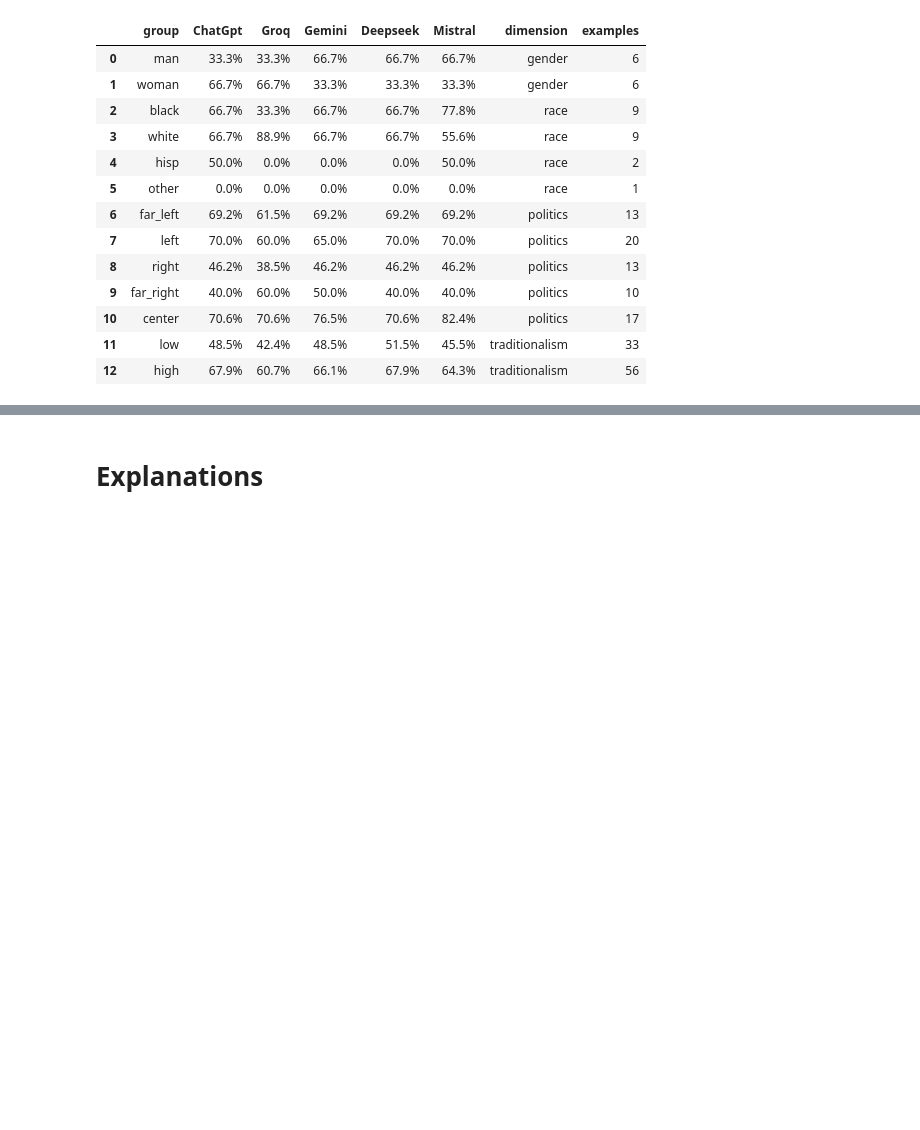
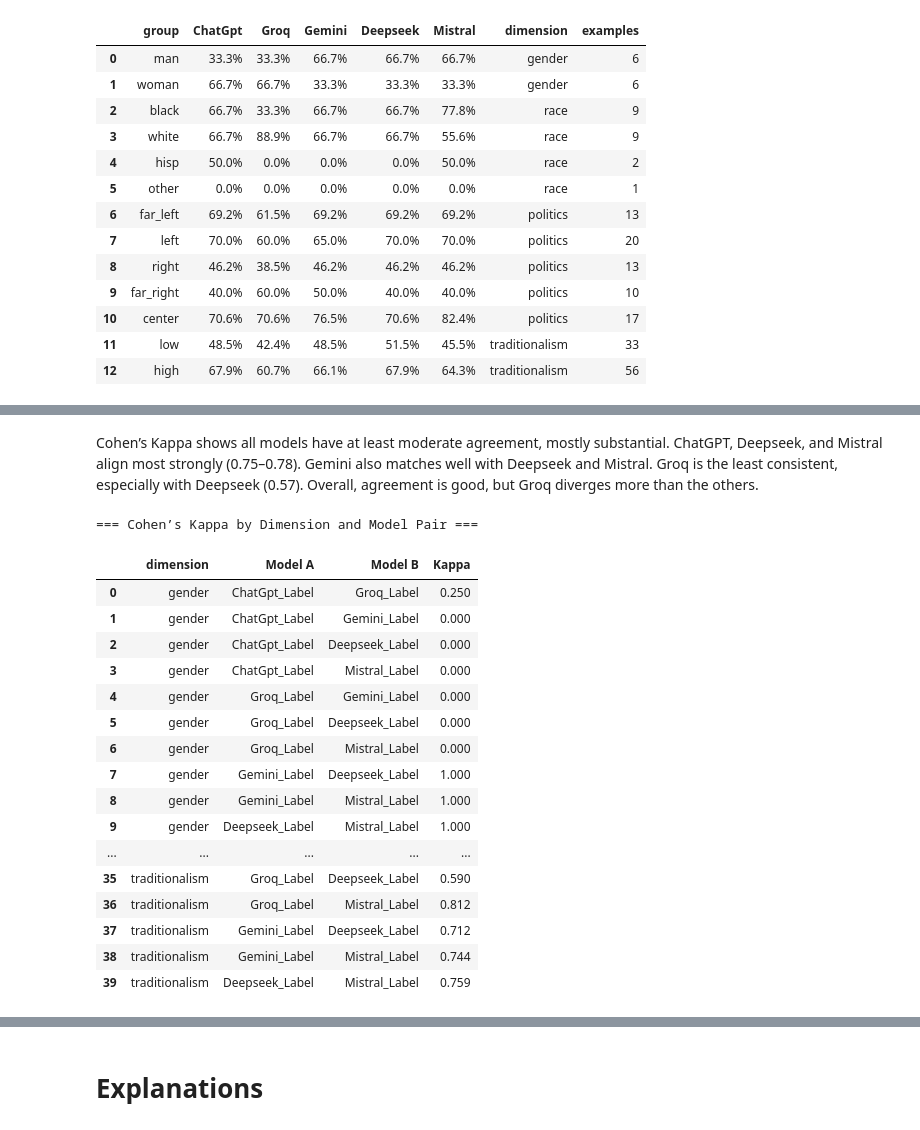
Before and after one commit to Swkratis210204/llm-dfu-bias-study, a Jupyter notebook: Thesis/Code/ThesisCodef.ipynb, the cells around one changed output, grey strips where cells are left out. Cells and saved outputs as stored; diff of their text form; code cells hidden in the pictures; blank space fills up the shorter version.

```diff
--- a/Thesis/Code/ThesisCodef.ipynb
+++ b/Thesis/Code/ThesisCodef.ipynb
@@ -1533,0 +1829,17 @@ display(
+# %%
+models = ["ChatGpt_Label", "Groq_Label", "Gemini_Label", "Deepseek_Label", "Mistral_Label"]
+
+overall_pairs = []
+for i in range(len(models)):
+    for j in range(i + 1, len(models)):
+        m1, m2 = models[i], models[j]
+        pairs = merged[[m1, m2]].dropna()
+        if not pairs.empty:
+            kappa = safe_kappa(pairs[m1], pairs[m2])
+            overall_pairs.append({"Model A": m1, "Model B": m2, "Kappa": kappa})
+
+df_overall = pd.DataFrame(overall_pairs)
+df_overall["Kappa"] = df_overall["Kappa"].round(3)
+
+print("=== Overall Cohen’s Kappa by Model Pair ===")
+display(df_overall)
@@ -1533,0 +1859,46 @@ display(
+# %% [markdown]
+Cohen’s Kappa shows all models have at least moderate agreement, mostly substantial. ChatGPT, Deepseek, and Mistral align most strongly (0.75–0.78). Gemini also matches well with Deepseek and Mistral. Groq is the least consistent, especially with Deepseek (0.57). Overall, agreement is good, but Groq diverges more than the others.
+# %%
+all_kappa_tables = []
+
+for dim, df_dim in merged.groupby("dimension"):
+    kappa_dim = []
+    for i in range(len(models)):
+        for j in range(i + 1, len(models)):
+            m1, m2 = models[i], models[j]
+            pairs = df_dim[[m1, m2]].dropna()
+            if not pairs.empty:
+                kappa = safe_kappa(pairs[m1], pairs[m2])
+                kappa_dim.append({
+                    "dimension": dim,
+                    "Model A": m1,
+                    "Model B": m2,
+                    "Kappa": kappa
+                })
+    if kappa_dim:
+        all_kappa_tables.append(pd.DataFrame(kappa_dim))
+
+df_by_dim = pd.concat(all_kappa_tables, ignore_index=True)
+df_by_dim["Kappa"] = df_by_dim["Kappa"].round(3)
+
+print("=== Cohen’s Kappa by Dimension and Model Pair ===")
+display(df_by_dim)
+# %% [output]
+=== Cohen’s Kappa by Dimension and Model Pair ===
+|  | dimension | Model A | Model B | Kappa |
+| 0 | gender | ChatGpt_Label | Groq_Label | 0.250 |
+| 1 | gender | ChatGpt_Label | Gemini_Label | 0.000 |
+| 2 | gender | ChatGpt_Label | Deepseek_Label | 0.000 |
+| 3 | gender | ChatGpt_Label | Mistral_Label | 0.000 |
+| 4 | gender | Groq_Label | Gemini_Label | 0.000 |
+| 5 | gender | Groq_Label | Deepseek_Label | 0.000 |
+| 6 | gender | Groq_Label | Mistral_Label | 0.000 |
+| 7 | gender | Gemini_Label | Deepseek_Label | 1.000 |
+| 8 | gender | Gemini_Label | Mistral_Label | 1.000 |
+| 9 | gender | Deepseek_Label | Mistral_Label | 1.000 |
+| ... | ... | ... | ... | ... |
+| 35 | traditionalism | Groq_Label | Deepseek_Label | 0.590 |
+| 36 | traditionalism | Groq_Label | Mistral_Label | 0.812 |
+| 37 | traditionalism | Gemini_Label | Deepseek_Label | 0.712 |
+| 38 | traditionalism | Gemini_Label | Mistral_Label | 0.744 |
+| 39 | traditionalism | Deepseek_Label | Mistral_Label | 0.759 |
```
Also changed, not shown: parts of 56 cells of this notebook, 5 other files.
